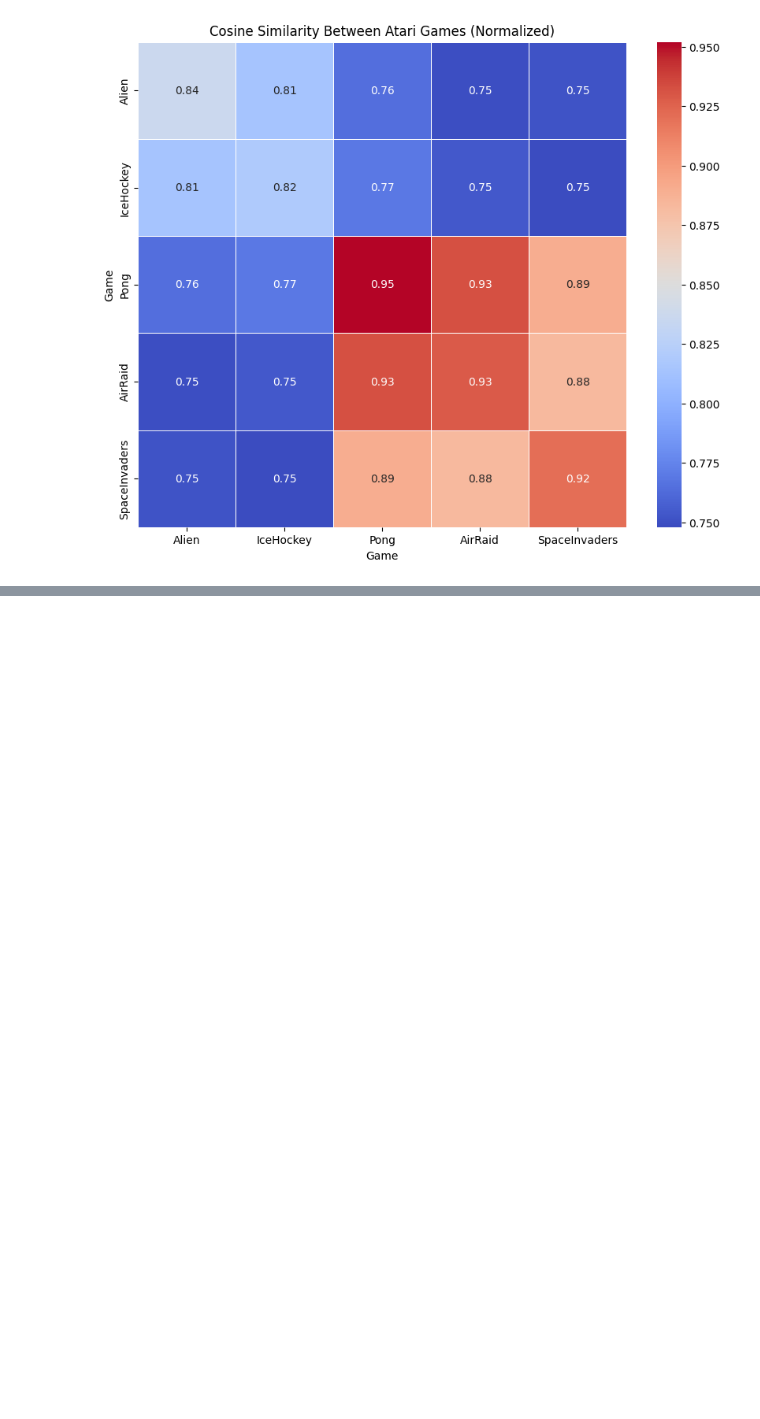
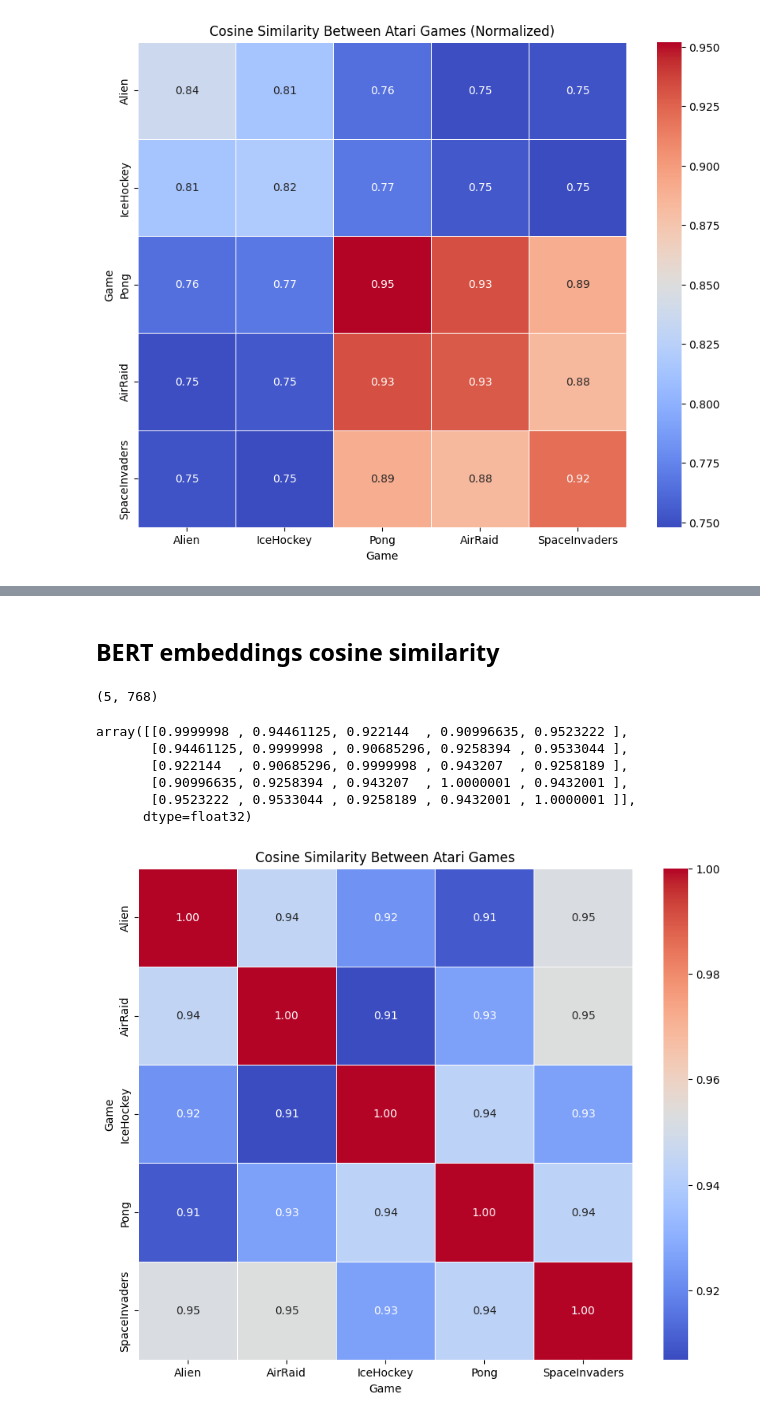
Before and after one commit to Jek9884/Master-Thesis, a Jupyter notebook: embeddings_clustering.ipynb, the cells around one changed output, grey strips where cells are left out. Cells and saved outputs as stored; diff of their text form; code cells hidden in the pictures; blank space fills up the shorter version.

```diff
--- a/embeddings_clustering.ipynb
+++ b/embeddings_clustering.ipynb
@@ -833,0 +908,40 @@ plt.show()
+# %% [markdown]
+## BERT embeddings cosine similarity
+# %%
+# Forward pass to obtain BERT embeddings
+with torch.no_grad():
+    outputs = model(**tokens)
+    hidden_states = outputs.last_hidden_state
+
+# Reshape the hidden states to have shape (num_texts, num_tokens, hidden_size)
+#hidden_states = hidden_states.permute(1, 0, 2)
+
+# Calculate the mean of the hidden states across all tokens for each text
+mean_hidden_states = torch.mean(hidden_states, dim=1).numpy()
+# %%
+mean_hidden_states.shape
+# %% [output]
+(5, 768)
+# %%
+# Calculate cosine similarity
+similarity_matrix = cosine_similarity(mean_hidden_states)
+similarity_matrix
+# %% [output]
+array([[0.9999998 , 0.94461125, 0.922144  , 0.90996635, 0.9523222 ],
+       [0.94461125, 0.9999998 , 0.90685296, 0.9258394 , 0.9533044 ],
+       [0.922144  , 0.90685296, 0.9999998 , 0.943207  , 0.9258189 ],
+       [0.90996635, 0.9258394 , 0.943207  , 1.0000001 , 0.9432001 ],
+       [0.9523222 , 0.9533044 , 0.9258189 , 0.9432001 , 1.0000001 ]],
+      dtype=float32)
+# %%
+games = ["Alien", "AirRaid", "IceHockey", "Pong", "SpaceInvaders"]
+
+# Plot the heatmap
+plt.figure(figsize=(10, 8))
+sns.heatmap(similarity_matrix, annot=True, cmap='coolwarm', fmt=".2f", linewidths=.5, xticklabels=games, yticklabels=games)
+plt.title('Cosine Similarity Between Atari Games')
+plt.xlabel('Game')
+plt.ylabel('Game')
+plt.show()
+# %% [output]
+[figure, added]
```
Also changed, not shown: parts of 9 cells of this notebook.
